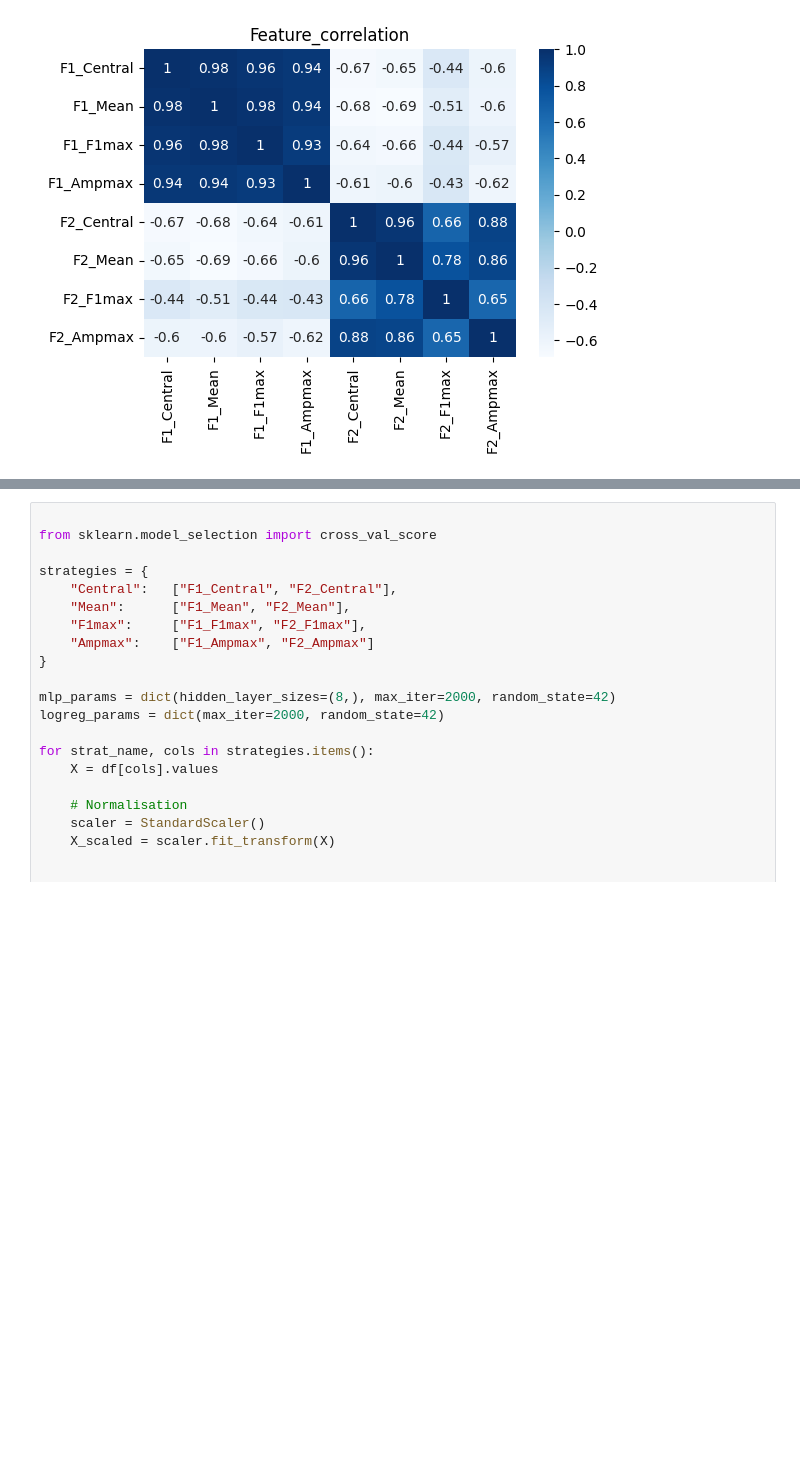
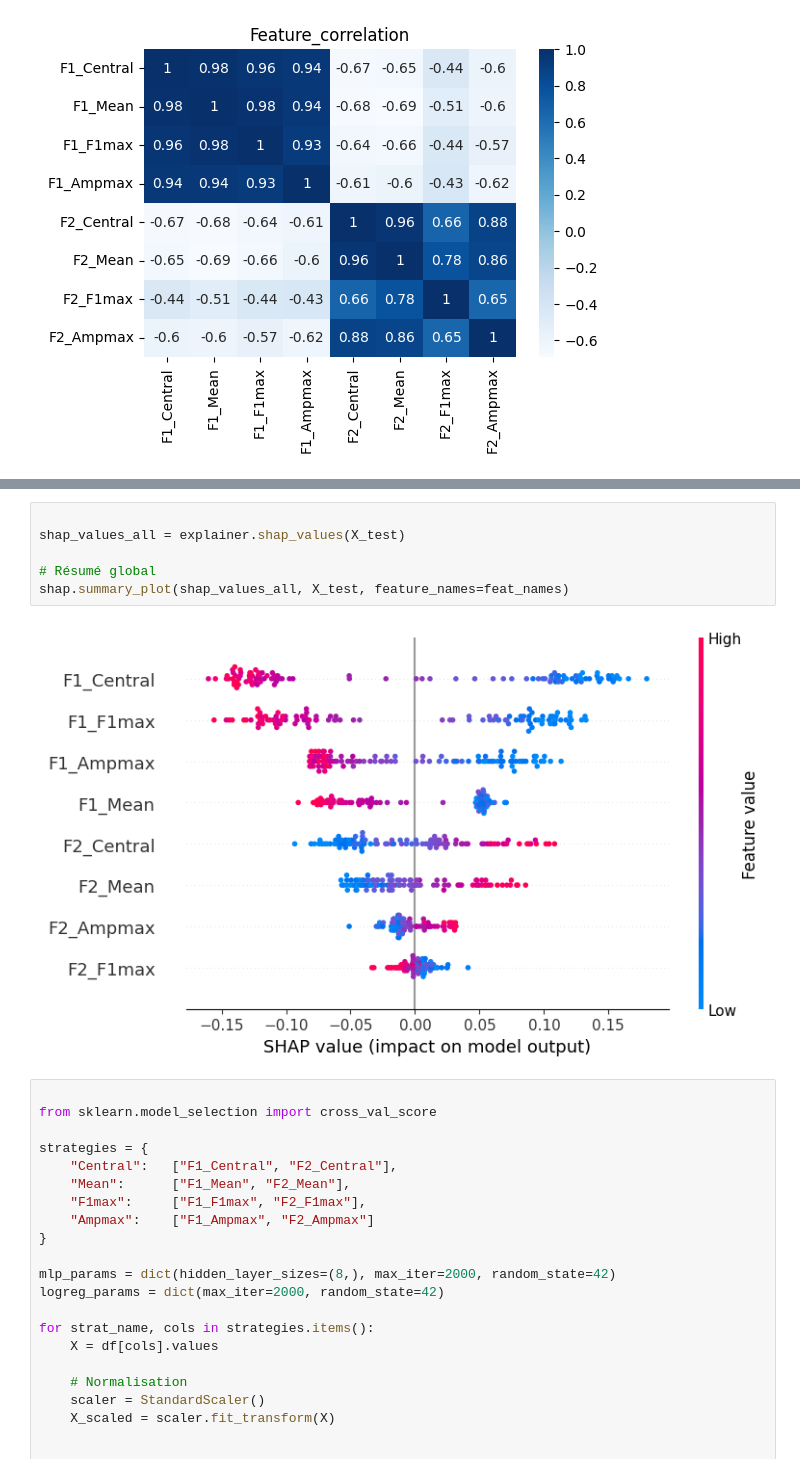
Before and after one commit to BALAKUMARKalai/Stage-2A, a Jupyter notebook: stage.ipynb, the cells around one changed output, grey strips where cells are left out. Saved outputs shown, nothing was run; the diff lists cells and outputs as text; blank space fills up the shorter version.

```diff
--- a/stage.ipynb
+++ b/stage.ipynb
@@ -93,3 +124,11 @@ s
+# %%
+
+shap_values_all = explainer.shap_values(X_test)
+
+# Résumé global
+shap.summary_plot(shap_values_all, X_test, feature_names=feat_names)
+# %% [output]
+[figure, added]
 # %%
 
 from sklearn.model_selection import cross_val_score
```
Also changed, not shown: parts of 7 cells of this notebook.
